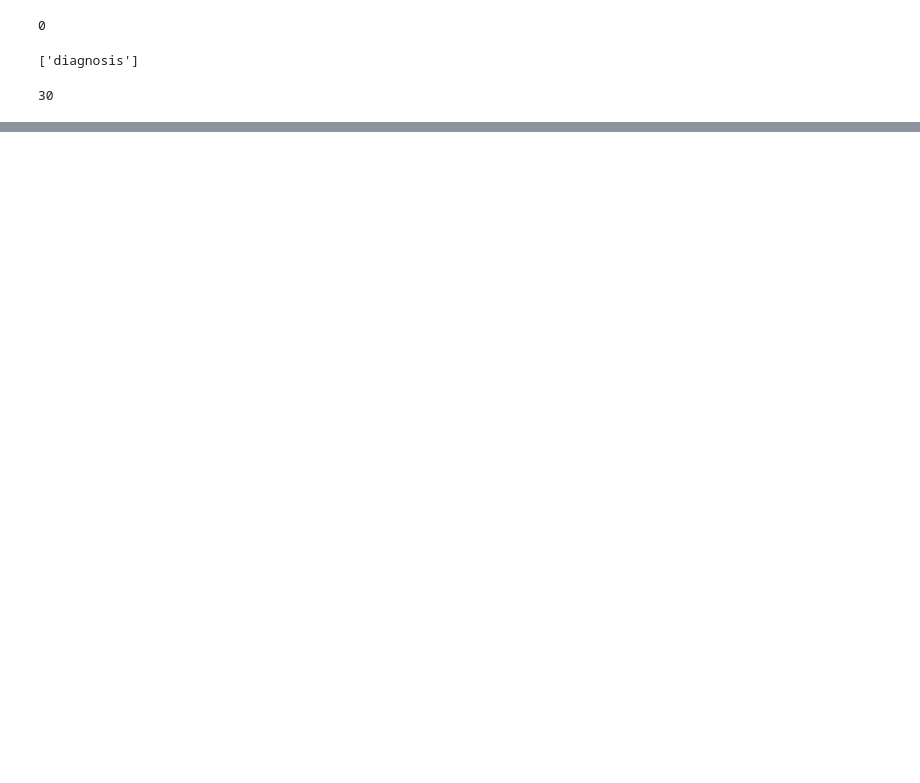
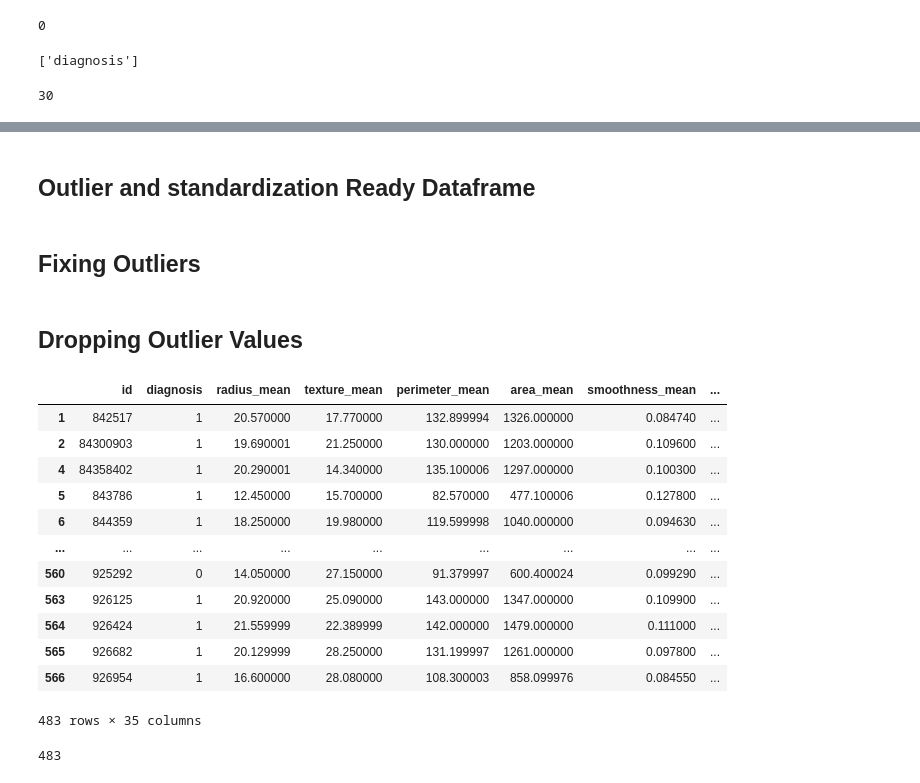
Before and after one commit to CasualModel/CancerCausality, a Jupyter notebook: notebooks/DataEngineering.ipynb, the cells around one changed output, grey strips where cells are left out. Cells and saved outputs as stored; diff of their text form; code cells hidden in the pictures; blank space fills up the shorter version.

Commit message:
data engineering completed

```diff
--- a/notebooks/DataEngineering.ipynb
+++ b/notebooks/DataEngineering.ipynb
@@ -152,0 +156,5 @@ Index(['id', 'diagnosis', 'radius_mean', 'texture_mean', 'perimeter_mean',
+# %%
+## Encoding Diagnosis where M(Malginancy) is 1 and B(Benign) is 0
+data_manipulator.df.diagnosis = data_manipulator.df.diagnosis.apply(
+    lambda x: 1 if x == 'M' else 0)
+data_manipulator.df.diagnosis.sample(10)
@@ -152,0 +173,34 @@ Index(['id', 'diagnosis', 'radius_mean', 'texture_mean', 'perimeter_mean',
+# %% [markdown]
+## Outlier and standardization Ready Dataframe
+# %%
+curreent_df = data_manipulator.df
+# %% [markdown]
+## Fixing Outliers
+# %%
+# Create Cleaner object instance from current dataframe
+data_cleaner_remove = DataCleaner(curreent_df, deep=True)
+data_cleaner_revalue = DataCleaner(curreent_df, deep=True)
+# %% [markdown]
+## Dropping Outlier Values
+# %%
+# Drop all outlier values
+data_cleaner_remove.remove_outliers()
+# %% [output]
+|  | id | diagnosis | radius_mean | texture_mean | perimeter_mean | area_mean | smoothness_mean | ... |
+| 1 | 842517 | 1 | 20.570000 | 17.770000 | 132.899994 | 1326.000000 | 0.084740 | ... |
+| 2 | 84300903 | 1 | 19.690001 | 21.250000 | 130.000000 | 1203.000000 | 0.109600 | ... |
+| 4 | 84358402 | 1 | 20.290001 | 14.340000 | 135.100006 | 1297.000000 | 0.100300 | ... |
+| 5 | 843786 | 1 | 12.450000 | 15.700000 | 82.570000 | 477.100006 | 0.127800 | ... |
+| 6 | 844359 | 1 | 18.250000 | 19.980000 | 119.599998 | 1040.000000 | 0.094630 | ... |
+| ... | ... | ... | ... | ... | ... | ... | ... | ... |
+| 560 | 925292 | 0 | 14.050000 | 27.150000 | 91.379997 | 600.400024 | 0.099290 | ... |
+| 563 | 926125 | 1 | 20.920000 | 25.090000 | 143.000000 | 1347.000000 | 0.109900 | ... |
+| 564 | 926424 | 1 | 21.559999 | 22.389999 | 142.000000 | 1479.000000 | 0.111000 | ... |
+| 565 | 926682 | 1 | 20.129999 | 28.250000 | 131.199997 | 1261.000000 | 0.097800 | ... |
+| 566 | 926954 | 1 | 16.600000 | 28.080000 | 108.300003 | 858.099976 | 0.084550 | ... |
+483 rows × 35 columns
+# %%
+# Length of outlier removed dataframe (decreased)
+len(data_cleaner_remove.df)
+# %% [output]
+483
```
Also changed, not shown: parts of 25 cells of this notebook, 1 other file.
